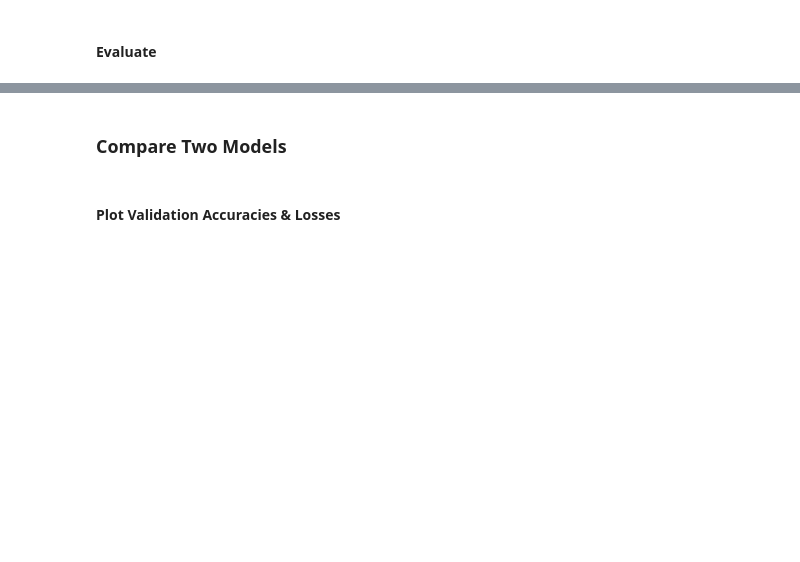
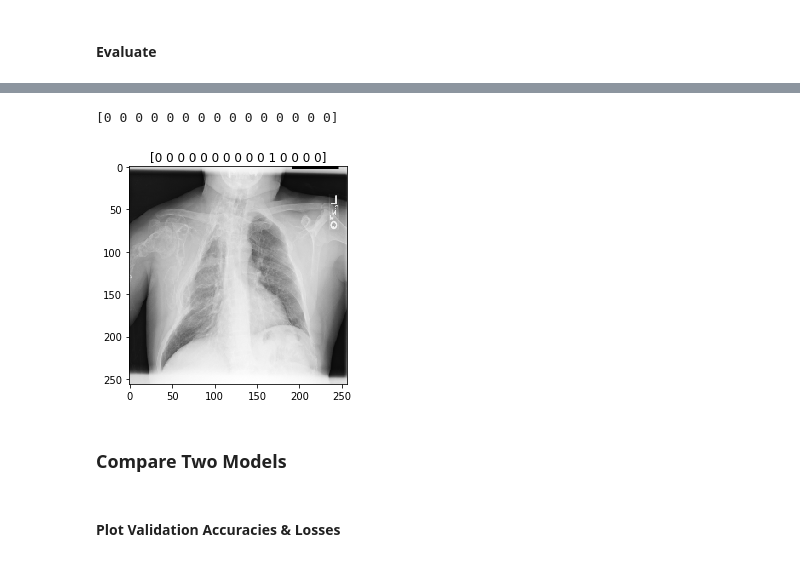
Before and after one commit to PaulKMandal/Image-Diagnosis, a Jupyter notebook: Workspace.ipynb, the cells around one changed output, grey strips where cells are left out. Drawn from its saved outputs; the diff is of its cells as text; code cells hidden in the pictures; blank space fills up the shorter version.

```diff
--- a/Workspace.ipynb
+++ b/Workspace.ipynb
@@ -78,5 +157,3 @@ model.compile(optimizer = optimizers.RMSprop(lr = 1e-5), loss = 'binary_crossent
 # %%
 # Predict
-pred = model.predict(test_img)
-
-pred = pred.astype(dtype = 'int32')
+predictions = model.predict(test_img)
@@ -139,0 +180,3 @@ print('accuracy: ', accuracy)
+# %%
+show_preds = np.round_(predictions)
+show_preds = predictions.astype(dtype='uint8')
@@ -151,0 +249,3 @@ model_history = load_history()
+# %%
+squeezed_img = np.squeeze(test_img, axis = -1)
+squeezed_img.shape
@@ -151,0 +254,2 @@ model_history = load_history()
+# %%
+image_index = 11211
@@ -152,3 +276,9 @@ model_history = load_history()
+# %%
+print(show_preds[image_index])
+show_img(squeezed_img, training_labels, image_index)
+# %% [output]
+[0 0 0 0 0 0 0 0 0 0 0 0 0 0 0]
+[figure, added]
 # %%
 # Plot Results Compared To Baseline
 
```
Also changed, not shown: parts of 21 cells of this notebook.
